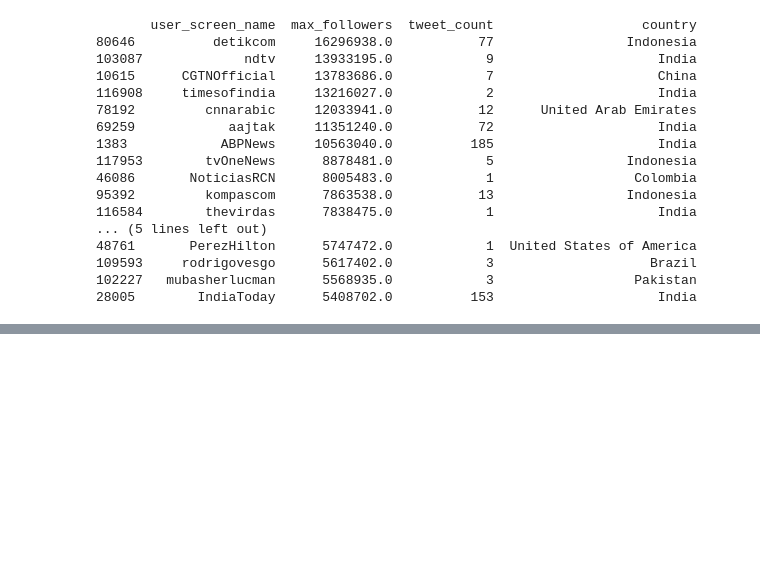
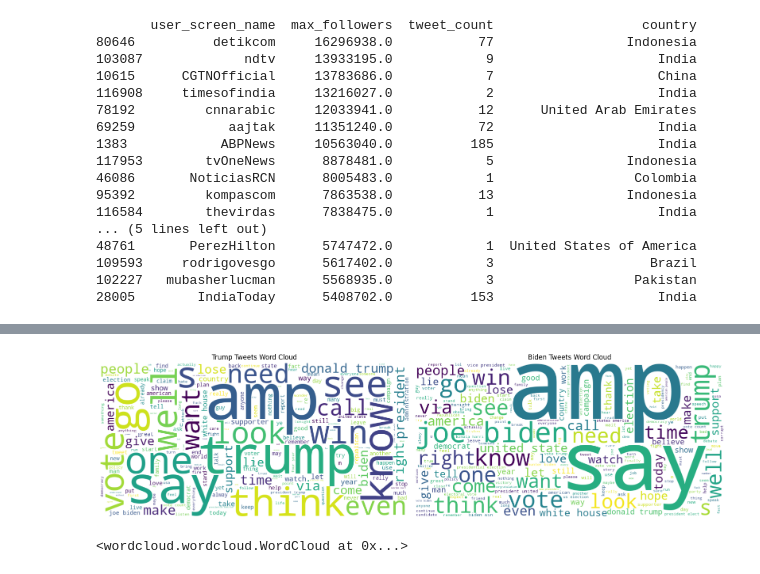
Before and after one commit to ElenaIurchenkoMatlas/twitterelection_dataanalysis, a Jupyter notebook: project_tweeterelection.ipynb, the cells around one changed output, grey strips where cells are left out. Drawn from its saved outputs; the diff is of its cells as text; code cells hidden in the pictures; blank space fills up the shorter version.

```diff
--- a/project_tweeterelection.ipynb
+++ b/project_tweeterelection.ipynb
@@ -1666,0 +1439,39 @@ array(['Florida', 'Montana', 'California', 'Illinois', 'Kentucky', '',
+# %%
+#Show the top words in cloud
+
+from wordcloud import WordCloud
+# Flatten the lists of tokens (as previously done)
+all_tokens_trump = [token for tokens in df_donaldtrump['lemmatized_eng_tweet_trump'] for token in tokens]
+all_tokens_biden = [token for tokens in df_joebiden['lemmatized_eng_tweet_b'] for token in tokens]
+
+# Combine all the words into a single string for each
+trump_text = ' '.join(all_tokens_trump)
+biden_text = ' '.join(all_tokens_biden)
+
+# Generate the WordCloud for Trump tweets
+wordcloud_trump = WordCloud(width=800, height=400, background_color='white').generate(trump_text)
+
+# Generate the WordCloud for Biden tweets
+wordcloud_biden = WordCloud(width=800, height=400, background_color='white').generate(biden_text)
+
+# Plot the WordClouds
+fig, axes = plt.subplots(1, 2, figsize=(16, 8))
+
+# Trump Word Cloud
+axes[0].imshow(wordcloud_trump, interpolation='bilinear')
+axes[0].axis('off')  # Turn off axis
+axes[0].set_title('Trump Tweets Word Cloud')
+
+# Biden Word Cloud
+axes[1].imshow(wordcloud_biden, interpolation='bilinear')
+axes[1].axis('off')  # Turn off axis
+axes[1].set_title('Biden Tweets Word Cloud')
+
+plt.tight_layout()
+plt.show()
+
+# You can customize the word cloud appearance by adjusting parameters like max_font_size, max_words, colormap, etc.
+WordCloud(width=800, height=400, background_color='white', max_words=100, colormap='Blues')
+# %% [output]
+[figure, added]
+<wordcloud.wordcloud.WordCloud at 0x...>
```
Also changed, not shown: parts of 123 cells of this notebook.
